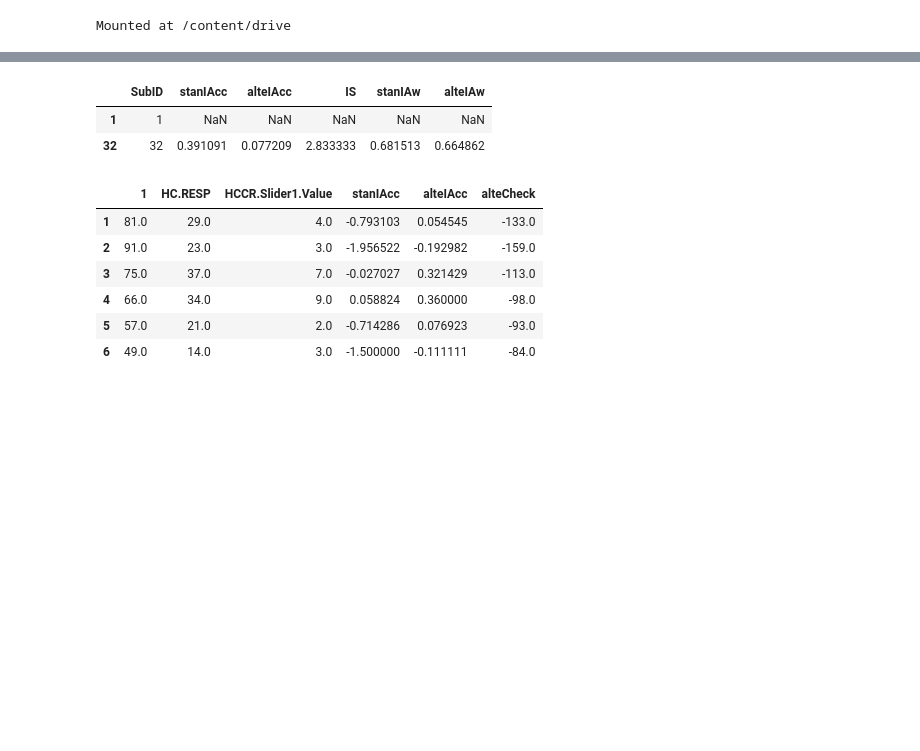
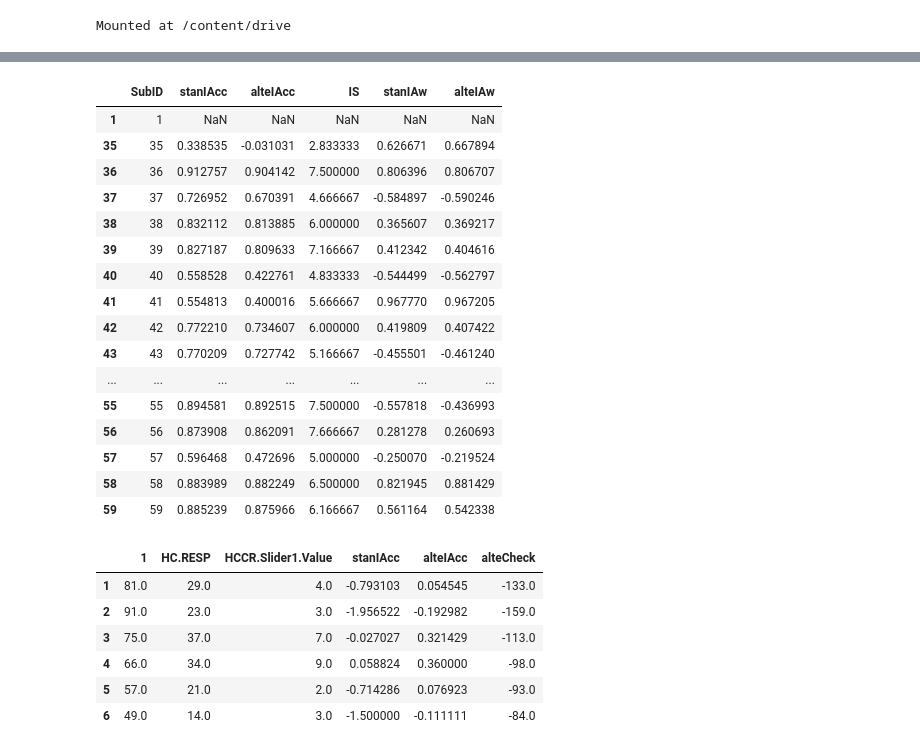
Before and after one commit to daonly/personal, a Jupyter notebook: [Conf]_physio.ipynb, the cells around one changed output, grey strips where cells are left out. Drawn from its saved outputs; the diff is of its cells as text; code cells hidden in the pictures; blank space fills up the shorter version.

```diff
--- a/[Conf]_physio.ipynb
+++ b/[Conf]_physio.ipynb
@@ -84,7 +84,7 @@ for i in range(32, 33):
 
 hrvdf = pd.DataFrame()
 
-for i in range(32,33):
+for i in range(35,36):
 
   ## SubID
   SubID = str(i)
@@ -106,7 +106,7 @@ for i in range(32,33):
   hrvnonlin = nk.hrv_nonlinear(peaks, sampling_rate=2000, show=False)
   hrvdf = pd.concat([hrvdf, hrvnonlin], axis=1, ignore_index=False)
 
-for i in range(32,33):
+for i in range(36,60):
   hrvdf1 = pd.DataFrame()
 
   ## SubID
@@ -130,7 +130,7 @@ for i in range(32,33):
   hrvdf1 = pd.concat([hrvdf1, hrvnonlin], axis=1, ignore_index=False)
   hrvdf = pd.concat([hrvdf, hrvdf1], ignore_index=True)
 
-savefile = savepath+f'/HRVDataIII_32.xlsx'
+savefile = savepath+f'/HRVDataIII_35 to 59.xlsx'
 hrvdf.to_excel(savefile, index=False)
 
 hrvdf
@@ -146,7 +160,7 @@ hctdf = pd.DataFrame()
 hctdf.loc[1, 1] = '1'  #여기도 수정 필!
 hctdf.columns = ['SubID']
 
-for i in range(32,33):
+for i in range(35,60):
 
   ## SubID
   SubID = str(i)
@@ -172,35 +186,49 @@ for i in range(32,33):
   ## count R-peaks in each epoch
   hctdf1 = pd.DataFrame()
   for j in range(6):
     slicedf = processed_df.iloc[startsignal[2*j]:endsignal[2*j]]
     rpeaks = slicedf['ECG_R_Peaks'].sum()
     hctdf1.loc[j+1, 1] = rpeaks
 
   ## calculate indices for interoceptive sensitivity
   rawcardf = pd.read_excel(datapath+f'/HCT/Cardiac-{i}.xls', header=1)
   rawcardf = rawcardf[['HC.RESP','HCCR.Slider1.Value']].iloc[2:8]
   rawcardf.index = range(1,7)
   hctdf1 = pd.concat([hctdf1, rawcardf], axis=1, ignore_index=False)
   hctdf1['stanIAcc'] = 1 - abs(hctdf1['HC.RESP']-hctdf1[1])/hctdf1[1]
   hctdf1['alteIAcc'] = 1 - abs(hctdf1['HC.RESP']-hctdf1[1])*2/(hctdf1['HC.RESP']+hctdf1[1])
   hctdf1['alteCheck'] = hctdf1['HC.RESP'] - hctdf1[1]*2
   if (hctdf1['alteCheck'] > 0).any():
     print(f'Need alteIAcc analyses due to sub{i}')
   hctdf.loc[i, 'stanIAcc'] = hctdf1['stanIAcc'].mean()
   hctdf.loc[i, 'alteIAcc'] = hctdf1['alteIAcc'].mean()
   hctdf.loc[i, 'IS'] = hctdf1['HCCR.Slider1.Value'].mean()
   hctdf.loc[i, 'stanIAw'] = hctdf1['stanIAcc'].corr(hctdf1['HCCR.Slider1.Value'])
   hctdf.loc[i, 'alteIAw'] = hctdf1['alteIAcc'].corr(hctdf1['HCCR.Slider1.Value'])
 
 hctdf = hctdf[['SubID', 'stanIAcc', 'alteIAcc', 'IS', 'stanIAw', 'alteIAw']]
-savefile = savepath+f'/HCTData_PilotIII_32_2.xlsx'
+savefile = savepath+f'/HCTData_Pilot_35_59.xlsx'
 hctdf.to_excel(savefile, index=False)
 
 hctdf
 # %% [output]
 |  | SubID | stanIAcc | alteIAcc | IS | stanIAw | alteIAw |
 | 1 | 1 | NaN | NaN | NaN | NaN | NaN |
-| 32 | 32 | 0.391091 | 0.077209 | 2.833333 | 0.681513 | 0.664862 |
+| 35 | 35 | 0.338535 | -0.031031 | 2.833333 | 0.626671 | 0.667894 |
+| 36 | 36 | 0.912757 | 0.904142 | 7.500000 | 0.806396 | 0.806707 |
+| 37 | 37 | 0.726952 | 0.670391 | 4.666667 | -0.584897 | -0.590246 |
+| 38 | 38 | 0.832112 | 0.813885 | 6.000000 | 0.365607 | 0.369217 |
+| 39 | 39 | 0.827187 | 0.809633 | 7.166667 | 0.412342 | 0.404616 |
+| 40 | 40 | 0.558528 | 0.422761 | 4.833333 | -0.544499 | -0.562797 |
+| 41 | 41 | 0.554813 | 0.400016 | 5.666667 | 0.967770 | 0.967205 |
+| 42 | 42 | 0.772210 | 0.734607 | 6.000000 | 0.419809 | 0.407422 |
+| 43 | 43 | 0.770209 | 0.727742 | 5.166667 | -0.455501 | -0.461240 |
+| ... | ... | ... | ... | ... | ... | ... |
+| 55 | 55 | 0.894581 | 0.892515 | 7.500000 | -0.557818 | -0.436993 |
+| 56 | 56 | 0.873908 | 0.862091 | 7.666667 | 0.281278 | 0.260693 |
+| 57 | 57 | 0.596468 | 0.472696 | 5.000000 | -0.250070 | -0.219524 |
+| 58 | 58 | 0.883989 | 0.882249 | 6.500000 | 0.821945 | 0.881429 |
+| 59 | 59 | 0.885239 | 0.875966 | 6.166667 | 0.561164 | 0.542338 |
 # %%
 hctdf1
 # %% [output]
```
Also changed, not shown: parts of 3 cells of this notebook.
